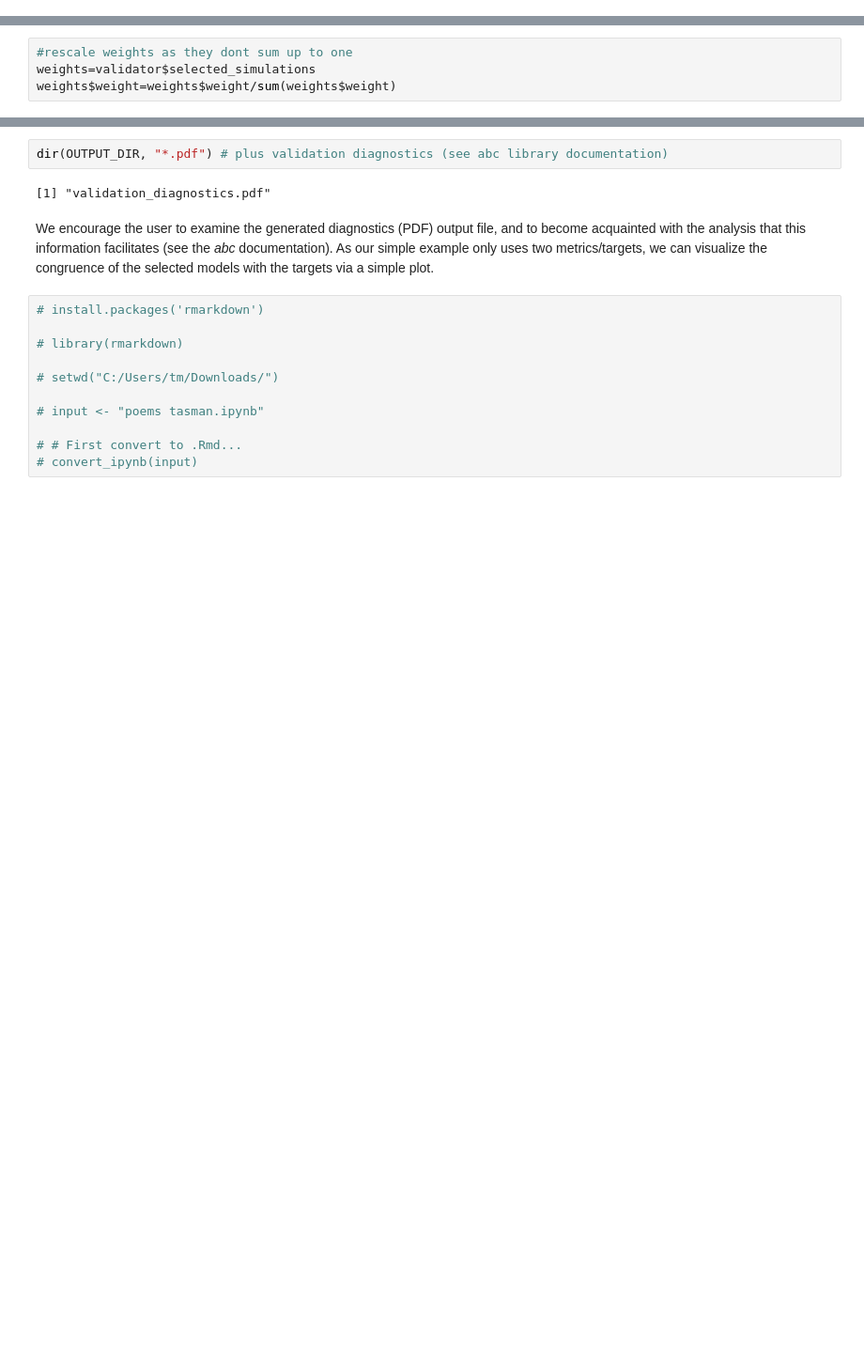
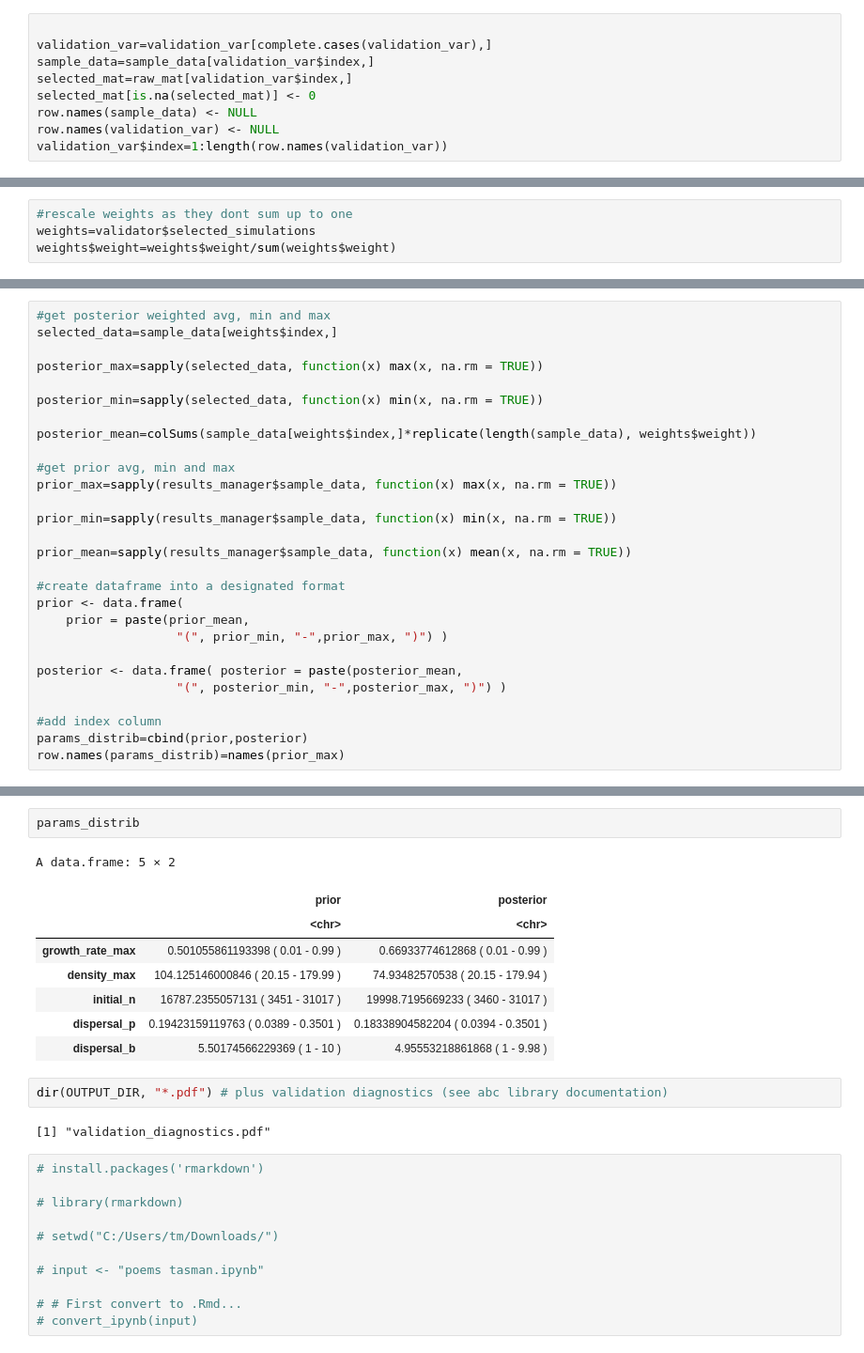
Before and after one commit to je-suis-tm/Devil-Project, a Jupyter notebook: Chapter1/Tasmania/poems tasmania validate.ipynb, the cells around one changed output, grey strips where cells are left out. Shown at 94% size. Drawn from its saved outputs; the diff is of its cells as text; blank space fills up the shorter version.

```diff
--- a/Chapter1/Tasmania/poems tasmania validate.ipynb
+++ b/Chapter1/Tasmania/poems tasmania validate.ipynb
@@ -486,0 +567,9 @@ remove_index=which(!complete.cases(validation_var))
+# %%
+
+validation_var=validation_var[complete.cases(validation_var),]
+sample_data=sample_data[validation_var$index,]
+selected_mat=raw_mat[validation_var$index,]
+selected_mat[is.na(selected_mat)] <- 0
+row.names(sample_data) <- NULL
+row.names(validation_var) <- NULL
+validation_var$index=1:length(row.names(validation_var))
@@ -547,0 +646,28 @@ growth_rate_max     density_max       initial_n     dispersal_p     dispersal_b
+# %%
+#get posterior weighted avg, min and max
+selected_data=sample_data[weights$index,]
+
+posterior_max=sapply(selected_data, function(x) max(x, na.rm = TRUE))
+
+posterior_min=sapply(selected_data, function(x) min(x, na.rm = TRUE))
+
+posterior_mean=colSums(sample_data[weights$index,]*replicate(length(sample_data), weights$weight))
+
+#get prior avg, min and max
+prior_max=sapply(results_manager$sample_data, function(x) max(x, na.rm = TRUE))
+
+prior_min=sapply(results_manager$sample_data, function(x) min(x, na.rm = TRUE))
+
+prior_mean=sapply(results_manager$sample_data, function(x) mean(x, na.rm = TRUE))
+
+#create dataframe into a designated format
+prior <- data.frame(
+    prior = paste(prior_mean,
+                   "(", prior_min, "-",prior_max, ")") )
+
+posterior <- data.frame( posterior = paste(posterior_mean,
+                   "(", posterior_min, "-",posterior_max, ")") )
+
+#add index column
+params_distrib=cbind(prior,posterior)
+row.names(params_distrib)=names(prior_max)
@@ -548,12 +678,18 @@ growth_rate_max     density_max       initial_n     dispersal_p     dispersal_b
+# %%
+params_distrib
+# %% [output]
+A data.frame: 5 × 2
+|  | prior | posterior |
+|  | <chr> | <chr> |
+| growth_rate_max | 0.501055861193398 ( 0.01 - 0.99 ) | 0.66933774612868 ( 0.01 - 0.99 ) |
+| density_max | 104.125146000846 ( 20.15 - 179.99 ) | 74.93482570538 ( 20.15 - 179.94 ) |
+| initial_n | 16787.2355057131 ( 3451 - 31017 ) | 19998.7195669233 ( 3460 - 31017 ) |
+| dispersal_p | 0.19423159119763 ( 0.0389 - 0.3501 ) | 0.18338904582204 ( 0.0394 - 0.3501 ) |
+| dispersal_b | 5.50174566229369 ( 1 - 10 ) | 4.95553218861868 ( 1 - 9.98 ) |
 # %%
 dir(OUTPUT_DIR, "*.pdf") # plus validation diagnostics (see abc library documentation)
 # %% [output]
 [1] "validation_diagnostics.pdf"
-# %% [markdown]
-We encourage the user to examine the generated diagnostics (PDF) output file, and to
-become acquainted with the analysis that this information facilitates (see the *abc*
-documentation). As our simple example only uses two metrics/targets, we can visualize
-the congruence of the selected models with the targets via a simple plot.
 # %%
 # install.packages('rmarkdown')
 
```
Also changed, not shown: parts of 52 cells of this notebook.
